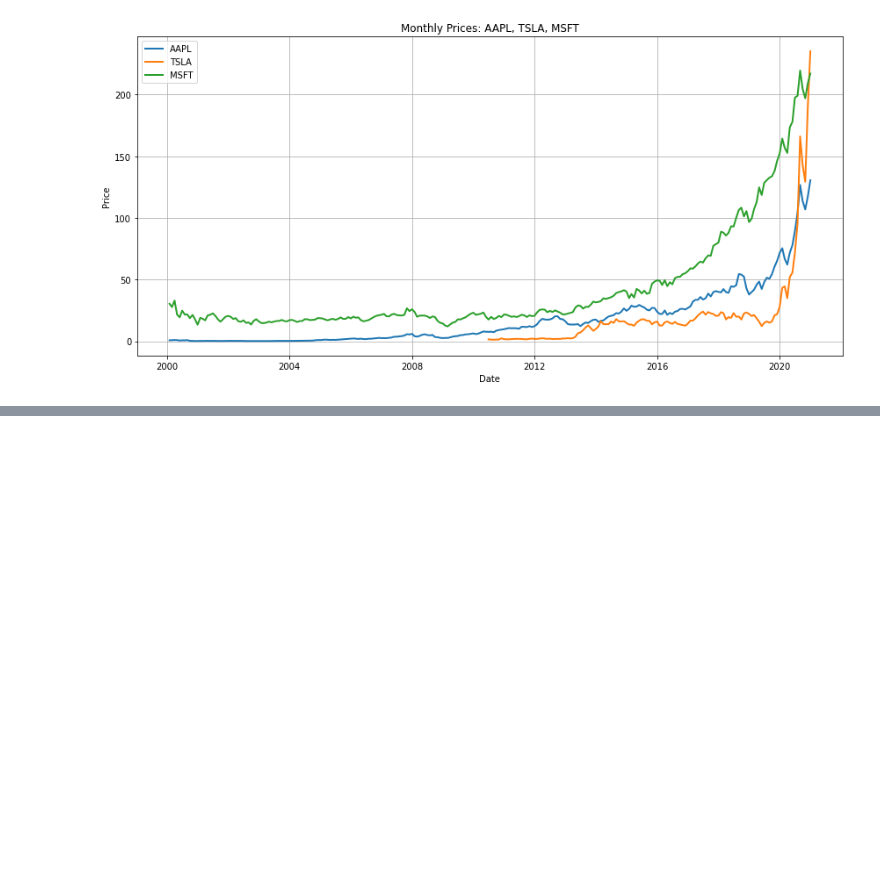
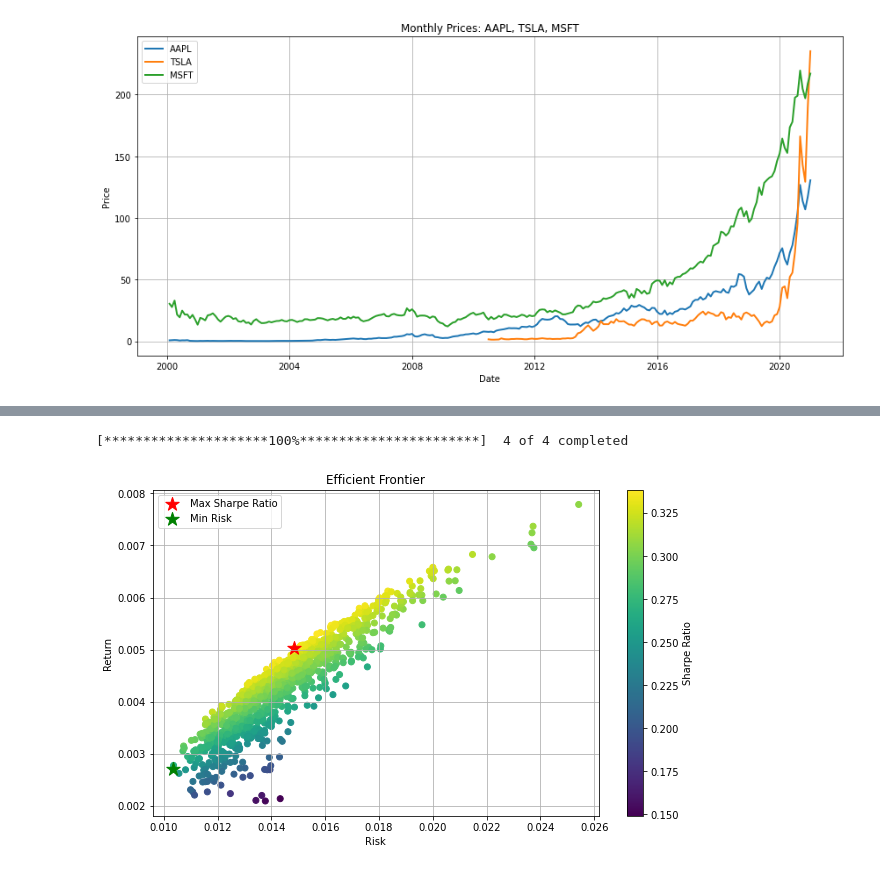
Before and after one commit to letoksoz/FinanceML, a Jupyter notebook: stock_analysis.ipynb, the cells around one changed output, grey strips where cells are left out. Drawn from its saved outputs; the diff is of its cells as text; code cells hidden in the pictures; blank space fills up the shorter version.

```diff
--- a/stock_analysis.ipynb
+++ b/stock_analysis.ipynb
@@ -170,0 +211,76 @@ plot_covariance_matrix(stocks_to_plot, start_date, end_date)
+# %%
+# 6-) Drawing Efficient Frontier
+import yfinance as yf
+import numpy as np
+import cvxpy as cp
+import matplotlib.pyplot as plt
+import pandas as pd
+
+def efficient_frontier(stocks, start_date, end_date):
+    """
+    Plots the efficient frontier for a given set of stocks.
+
+    Parameters:
+    stocks (list): List of stock symbols.
+    start_date (str): Start date in 'YYYY-MM-DD' format.
+    end_date (str): End date in 'YYYY-MM-DD' format.
+    """
+    # Retrieve historical price data using yfinance
+    data = yf.download(stocks, start=start_date, end=end_date)['Adj Close']
+
+    # Calculate daily returns
+    returns = data.pct_change().dropna()
+
+    # Calculate mean returns and covariance matrix
+    mean_returns = returns.mean()
+    cov_matrix = returns.cov()
+
+    # Number of assets
+    num_assets = len(stocks)
+
+    # Number of portfolios to simulate
+    num_portfolios = 1000
+
+    # Initialize arrays to store results
+    results = np.zeros((3, num_portfolios))
+
+    # Simulate portfolios
+    for i in range(num_portfolios):
+        weights = np.random.random(num_assets)
+        weights /= np.sum(weights)
+        portfolio_return = np.sum(weights * mean_returns)
+        portfolio_stddev = np.sqrt(np.dot(weights.T, np.dot(cov_matrix, weights)))
+        results[0, i] = portfolio_return
+        results[1, i] = portfolio_stddev
+        results[2, i] = portfolio_return / portfolio_stddev
+
+    # Convert results array to DataFrame
+    results_df = pd.DataFrame(results.T, columns=['Return', 'Risk', 'Sharpe'])
+
+    # Find portfolio with highest Sharpe ratio
+    max_sharpe_idx = results_df['Sharpe'].idxmax()
+
+    # Find portfolio with minimum risk
+    min_risk_idx = results_df['Risk'].idxmin()
+
+    # Plot the efficient frontier
+    plt.figure(figsize=(10, 6))
+    plt.scatter(results_df['Risk'], results_df['Return'], c=results_df['Sharpe'], cmap='viridis')
+    plt.colorbar(label='Sharpe Ratio')
+    plt.scatter(results_df.loc[max_sharpe_idx, 'Risk'], results_df.loc[max_sharpe_idx, 'Return'], marker='*', color='r', s=200, label='Max Sharpe Ratio')
+    plt.scatter(results_df.loc[min_risk_idx, 'Risk'], results_df.loc[min_risk_idx, 'Return'], marker='*', color='g', s=200, label='Min Risk')
+    plt.title('Efficient Frontier')
+    plt.xlabel('Risk')
+    plt.ylabel('Return')
+    plt.legend()
+    plt.grid(True)
+    plt.show()
+
+# Example usage
+stocks = ['AAPL', 'AMZN', 'MSFT', 'TSLA']
+start_date = '2023-05-01'
+end_date = '2023-08-01'
+efficient_frontier(stocks, start_date, end_date)
+# %% [output]
+[*********************100%***********************]  4 of 4 completed
+[figure, added]
```
Also changed, not shown: parts of 3 cells of this notebook.
